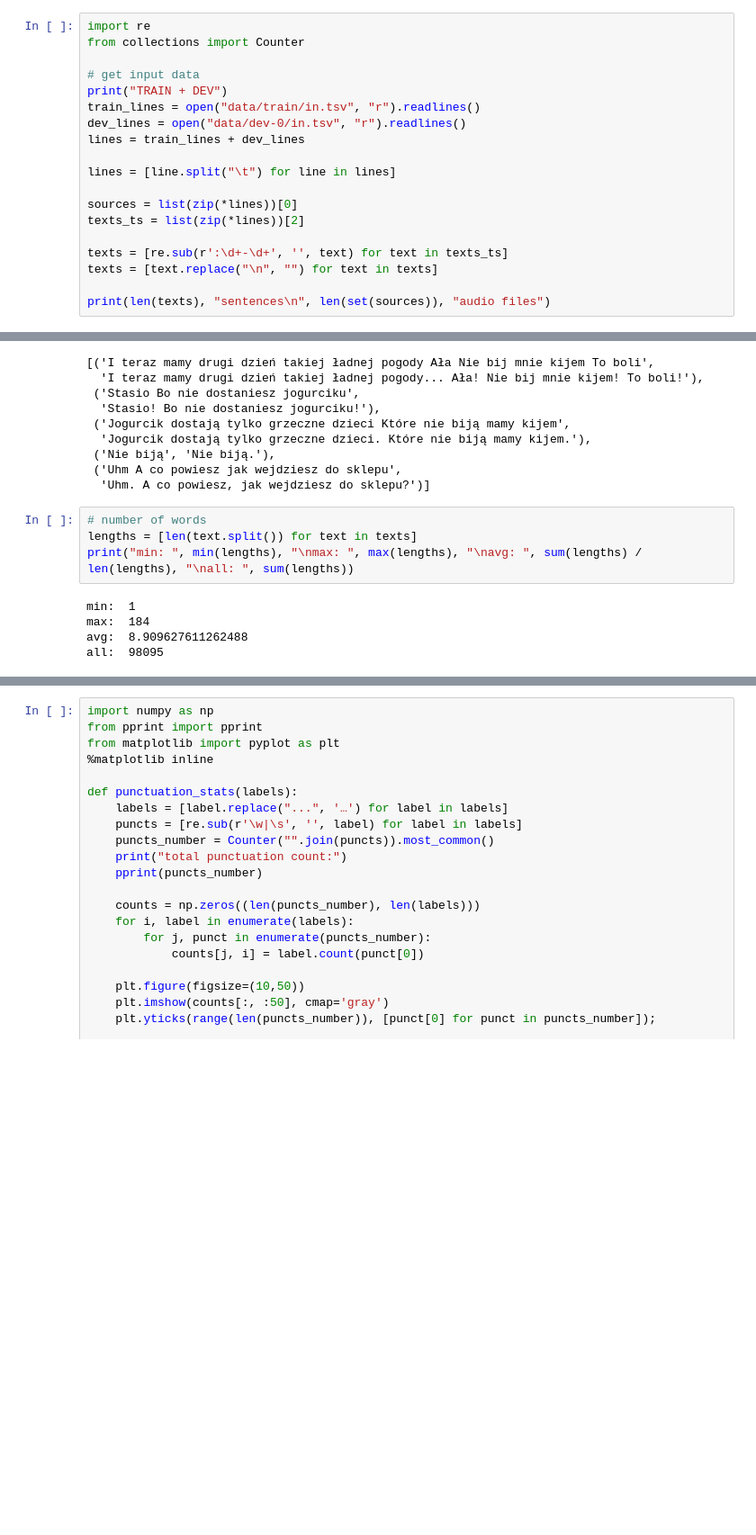
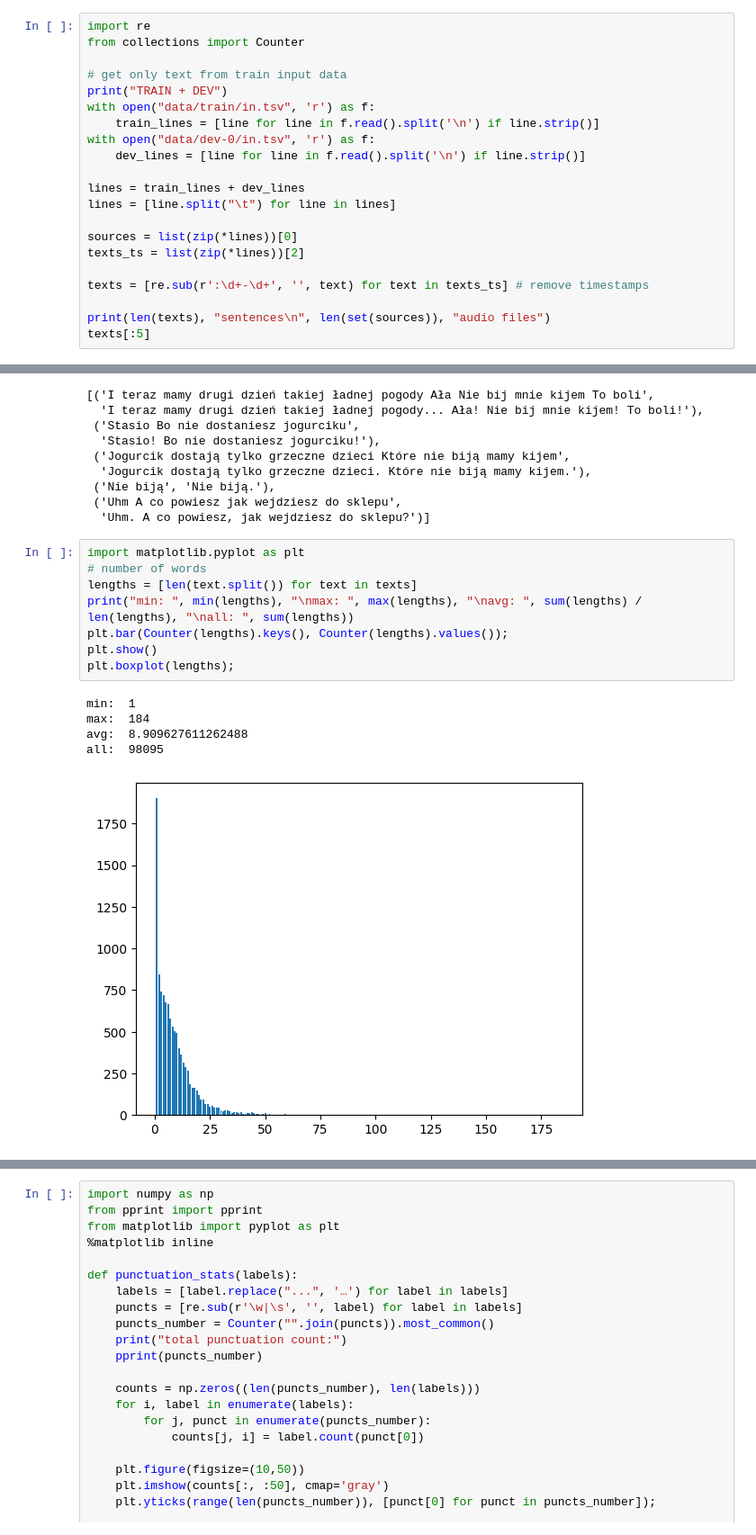
Before and after one commit to annapanfil/punctuation_prediction, a Jupyter notebook: data_analysis.ipynb, the cells around one changed output, grey strips where cells are left out. Shown at 90% size. Drawn from its saved outputs; the diff is of its cells as text; blank space fills up the shorter version.

```diff
--- a/data_analysis.ipynb
+++ b/data_analysis.ipynb
@@ -2,21 +2,23 @@
 import re
 from collections import Counter
 
-# get input data
+# get only text from train input data
 print("TRAIN + DEV")
-train_lines = open("data/train/in.tsv", "r").readlines()
-dev_lines = open("data/dev-0/in.tsv", "r").readlines()
+with open("data/train/in.tsv", 'r') as f:
+    train_lines = [line for line in f.read().split('\n') if line.strip()]
+with open("data/dev-0/in.tsv", 'r') as f:
+    dev_lines = [line for line in f.read().split('\n') if line.strip()]
+
 lines = train_lines + dev_lines
-
 lines = [line.split("\t") for line in lines]
 
 sources = list(zip(*lines))[0]
 texts_ts = list(zip(*lines))[2]
 
-texts = [re.sub(r':\d+-\d+', '', text) for text in texts_ts]
-texts = [text.replace("\n", "") for text in texts]
+texts = [re.sub(r':\d+-\d+', '', text) for text in texts_ts] # remove timestamps
 
 print(len(texts), "sentences\n", len(set(sources)), "audio files")
+texts[:5]
 # %% [output]
 TRAIN + DEV
 11010 sentences
@@ -41,11 +48,16 @@ list(zip(texts, labels))[:5]
  ('Uhm A co powiesz jak wejdziesz do sklepu',
   'Uhm. A co powiesz, jak wejdziesz do sklepu?')]
 # %%
+import matplotlib.pyplot as plt
 # number of words
 lengths = [len(text.split()) for text in texts]
 print("min: ", min(lengths), "\nmax: ", max(lengths), "\navg: ", sum(lengths) / len(lengths), "\nall: ", sum(lengths))
+plt.bar(Counter(lengths).keys(), Counter(lengths).values());
+plt.show()
+plt.boxplot(lengths);
 # %% [output]
 min:  1
 max:  184
 avg:  8.909627611262488
 all:  98095
+[figure, added]
```
Also changed, not shown: parts of 9 cells of this notebook, 1 other file.
